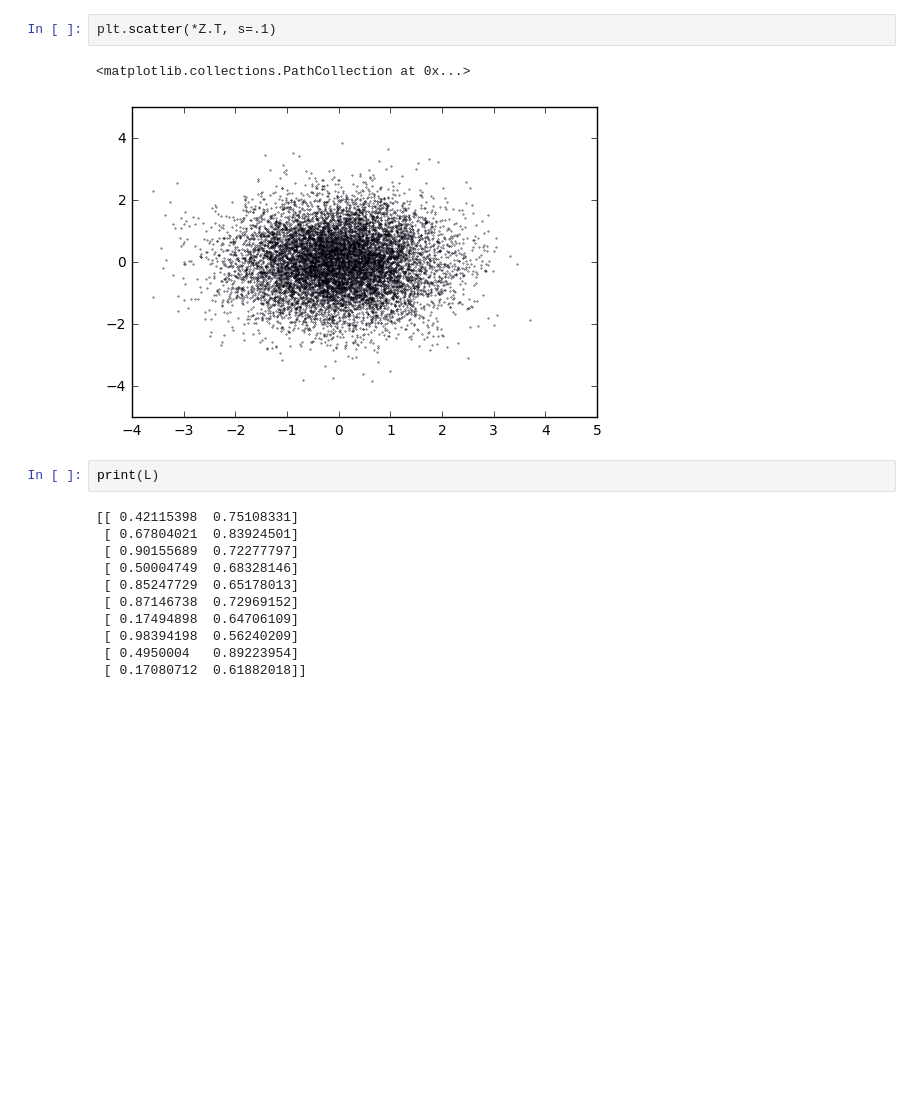
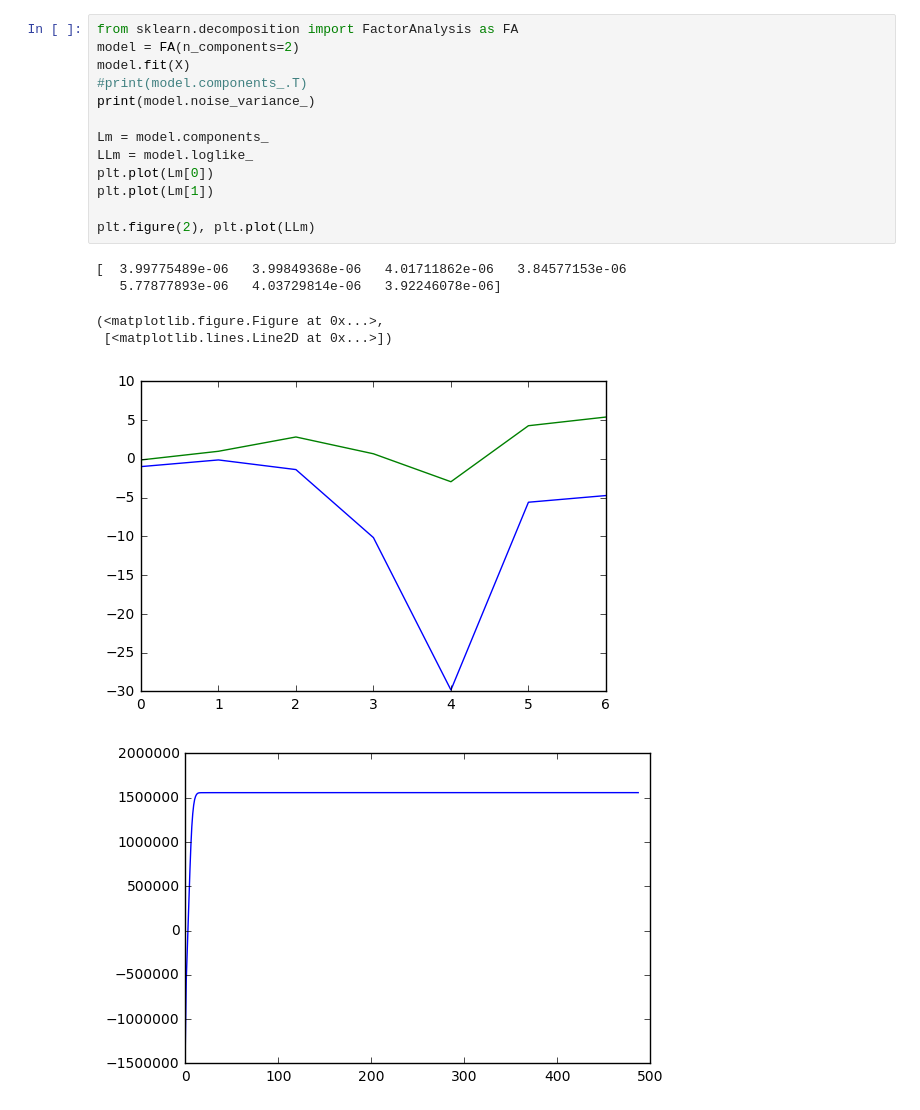
Before and after one commit to yliapis/emfa, a Jupyter notebook: Prototype.ipynb, the cells around one changed output. Saved outputs shown, nothing was run; the diff lists cells and outputs as text; blank space fills up the shorter version.

```diff
--- a/Prototype.ipynb
+++ b/Prototype.ipynb
@@ -245,18 +87,20 @@ plt.plot(model.LL)
-# %%
-plt.scatter(*Z.T, s=.1)
-# %% [output]
-<matplotlib.collections.PathCollection at 0x...>
-[figure, removed]
-# %%
-print(L)
-# %% [output]
-[[ 0.42115398  0.75108331]
- [ 0.67804021  0.83924501]
- [ 0.90155689  0.72277797]
- [ 0.50004749  0.68328146]
- [ 0.85247729  0.65178013]
- [ 0.87146738  0.72969152]
- [ 0.17494898  0.64706109]
- [ 0.98394198  0.56240209]
- [ 0.4950004   0.89223954]
- [ 0.17080712  0.61882018]]
+# %%
+from sklearn.decomposition import FactorAnalysis as FA
+model = FA(n_components=2)
+model.fit(X)
+#print(model.components_.T)
+print(model.noise_variance_)
+
+Lm = model.components_
+LLm = model.loglike_
+plt.plot(Lm[0])
+plt.plot(Lm[1])
+
+plt.figure(2), plt.plot(LLm)
+# %% [output]
+[  3.99775489e-06   3.99849368e-06   4.01711862e-06   3.84577153e-06
+   5.77877893e-06   4.03729814e-06   3.92246078e-06]
+(<matplotlib.figure.Figure at 0x...>,
+ [<matplotlib.lines.Line2D at 0x...>])
+[figure, added]
+[figure, added]
```
Also changed, not shown: parts of 11 cells of this notebook, 3 other files.
